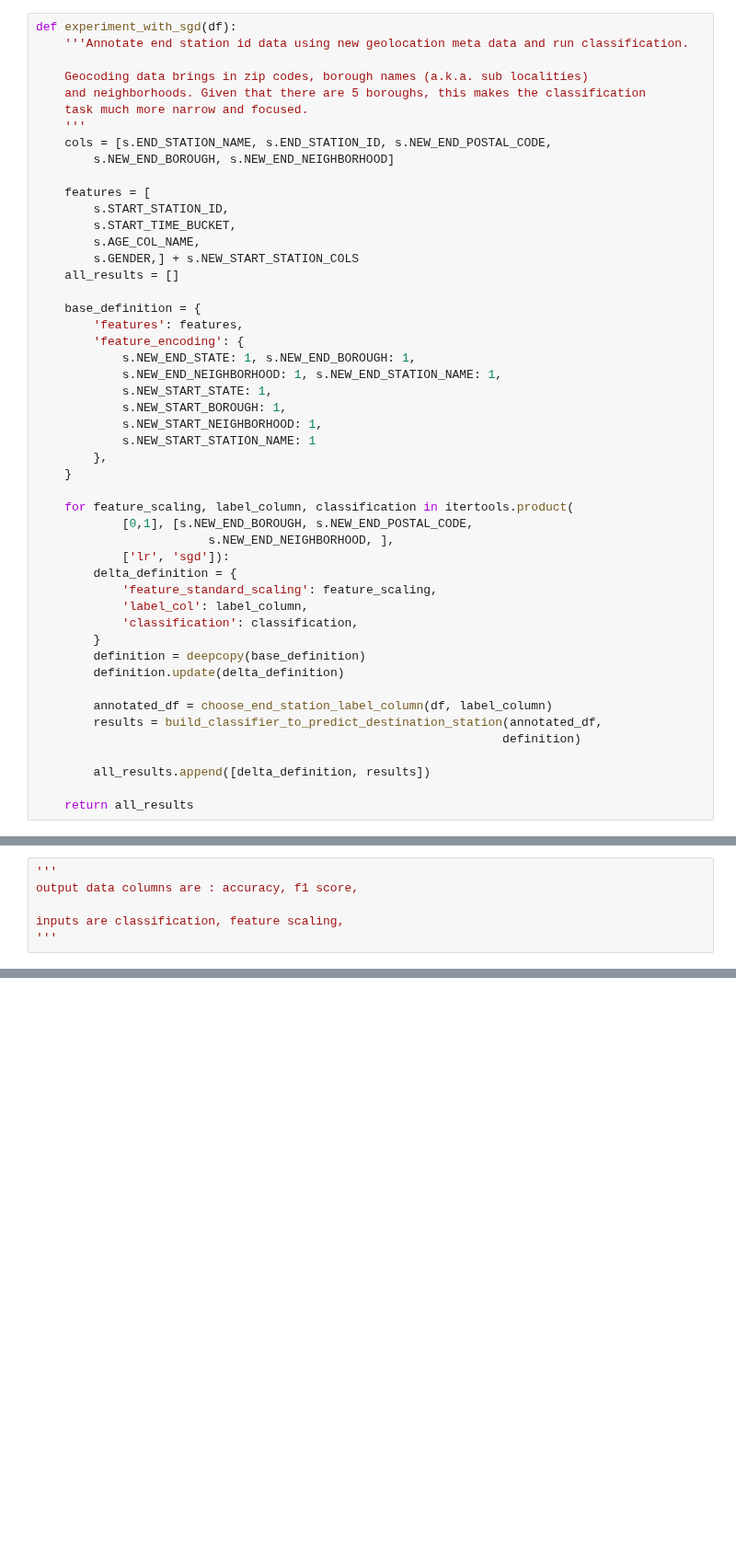
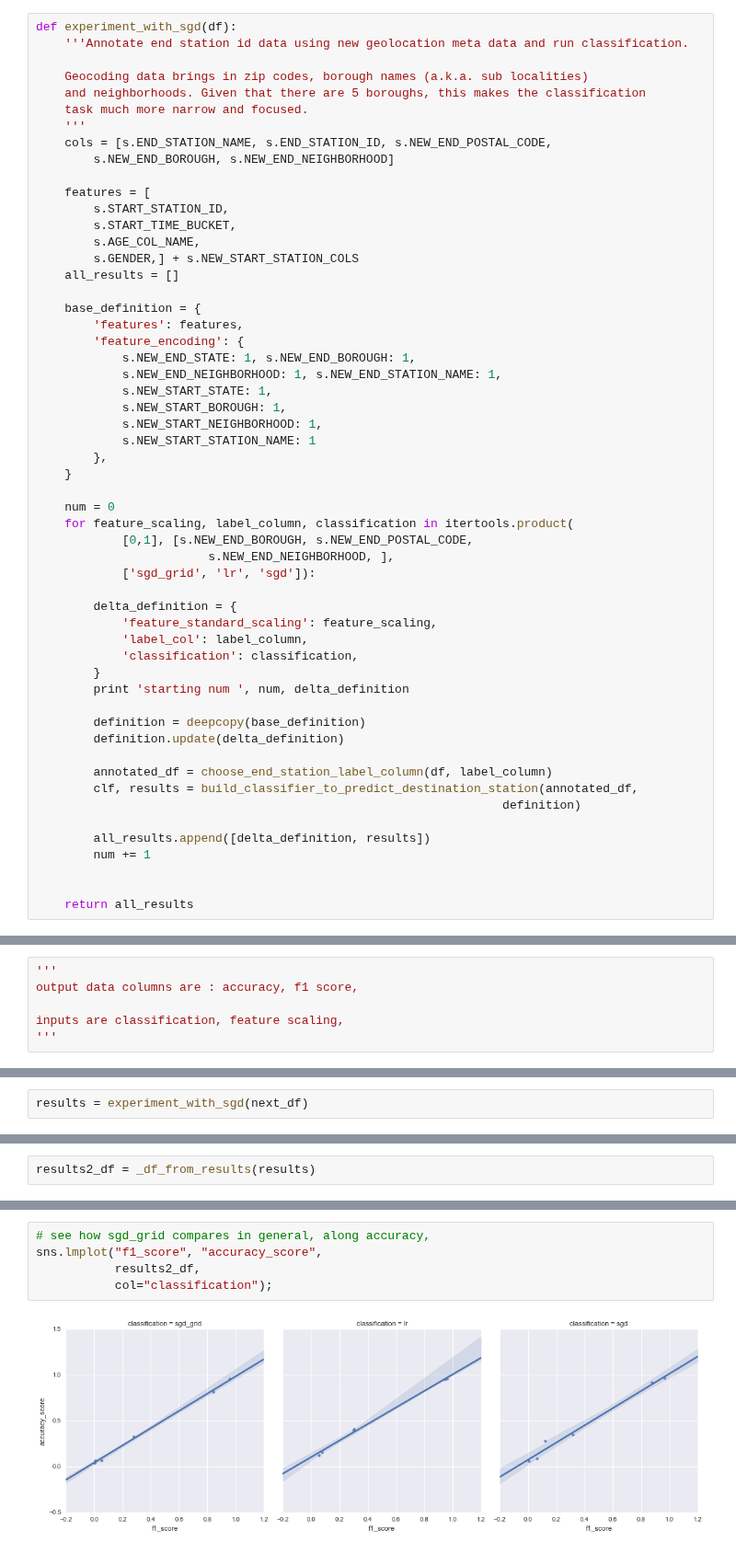
Before and after one commit to namoopsoo/learn-citibike, a Jupyter notebook: try_SGD_05072016.ipynb, the cells around one changed output, grey strips where cells are left out. Shown at 92% size. Saved outputs shown, nothing was run; the diff lists cells and outputs as text; blank space fills up the shorter version.

```diff
--- a/try_SGD_05072016.ipynb
+++ b/try_SGD_05072016.ipynb
@@ -95,23 +132,29 @@ def experiment_with_sgd(df):
         },
     }
 
+    num = 0
     for feature_scaling, label_column, classification in itertools.product(
             [0,1], [s.NEW_END_BOROUGH, s.NEW_END_POSTAL_CODE,
                         s.NEW_END_NEIGHBORHOOD, ],
-            ['lr', 'sgd']):
+            ['sgd_grid', 'lr', 'sgd']):
+
         delta_definition = {
             'feature_standard_scaling': feature_scaling,
             'label_col': label_column,
             'classification': classification,
         }
+        print 'starting num ', num, delta_definition
+
         definition = deepcopy(base_definition)
         definition.update(delta_definition)
 
         annotated_df = choose_end_station_label_column(df, label_column)
-        results = build_classifier_to_predict_destination_station(annotated_df,
+        clf, results = build_classifier_to_predict_destination_station(annotated_df,
                                                                  definition)
 
         all_results.append([delta_definition, results])
+        num += 1
+
 
     return all_results
 # %%
@@ -402,0 +398,2 @@ print (1.0 - scaler.mean_[0])/scaler.std_[0]
+# %%
+results = experiment_with_sgd(next_df)
@@ -402,0 +440,2 @@ print (1.0 - scaler.mean_[0])/scaler.std_[0]
+# %%
+results2_df = _df_from_results(results)
@@ -402,0 +451,7 @@ print (1.0 - scaler.mean_[0])/scaler.std_[0]
+# %%
+# see how sgd_grid compares in general, along accuracy,
+sns.lmplot("f1_score", "accuracy_score",
+           results2_df,
+           col="classification");
+# %% [output]
+[figure, added]
```
Also changed, not shown: parts of 36 cells of this notebook, 3 other files.
